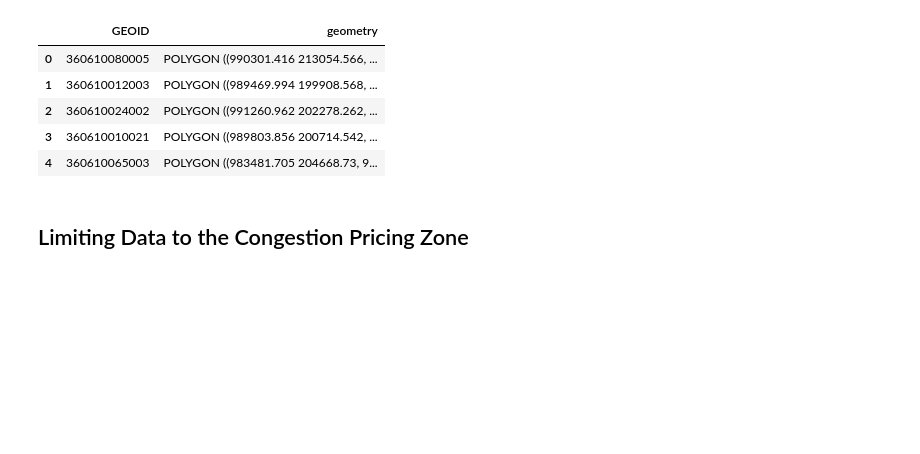
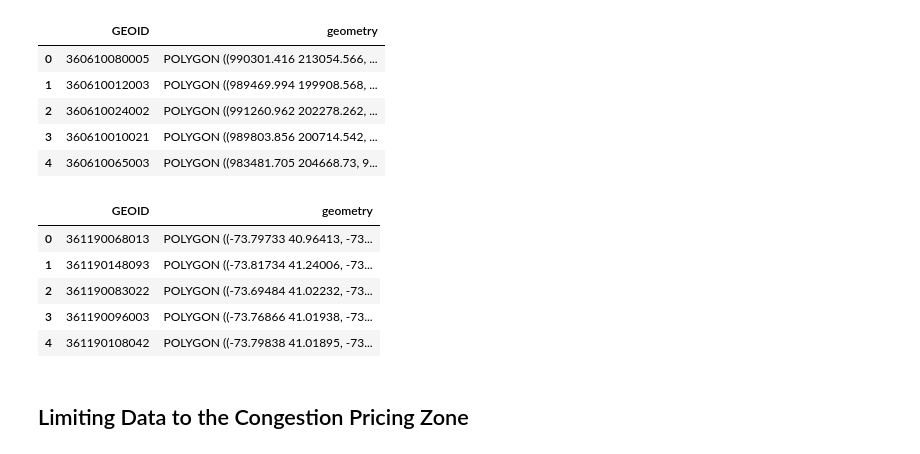
Before and after one commit to rfoxall3/congestion-zone-foot-traffic, a Jupyter notebook: congestion pricing API.ipynb, the cells around one changed output. Drawn from its saved outputs; the diff is of its cells as text; code cells hidden in the pictures; blank space fills up the shorter version.

```diff
--- a/congestion pricing API.ipynb
+++ b/congestion pricing API.ipynb
@@ -123,6 +123,17 @@ crzone.head()
 | 2 | 360610024002 | POLYGON ((991260.962 202278.262, ... |
 | 3 | 360610010021 | POLYGON ((989803.856 200714.542, ... |
 | 4 | 360610065003 | POLYGON ((983481.705 204668.73, 9... |
+# %%
+CBGs = gp.read_file("zip:///Users/rf2694/Documents/QGIS/tl_2021_36_bg.zip")[['GEOID','geometry']]
+CBGs = CBGs.astype({'GEOID': 'int64'}) #for merging purposes
+CBGs.head()
+# %% [output]
+|  | GEOID | geometry |
+| 0 | 361190068013 | POLYGON ((-73.79733 40.96413, -73... |
+| 1 | 361190148093 | POLYGON ((-73.81734 41.24006, -73... |
+| 2 | 361190083022 | POLYGON ((-73.69484 41.02232, -73... |
+| 3 | 361190096003 | POLYGON ((-73.76866 41.01938, -73... |
+| 4 | 361190108042 | POLYGON ((-73.79838 41.01895, -73... |
 # %% [markdown]
 ## Limiting Data to the Congestion Pricing Zone
 # %%
```
Also changed, not shown: parts of 7 cells of this notebook.
